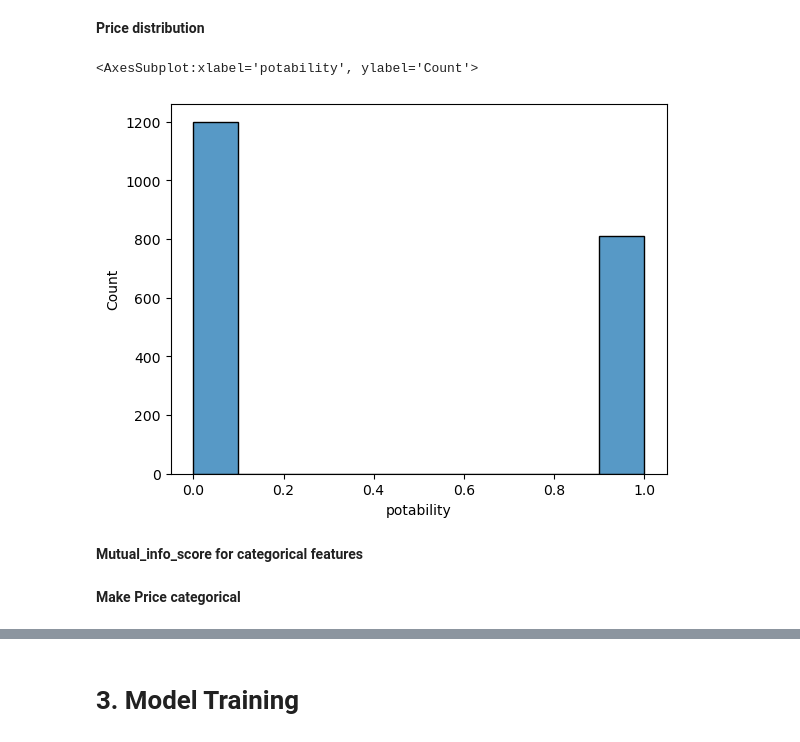
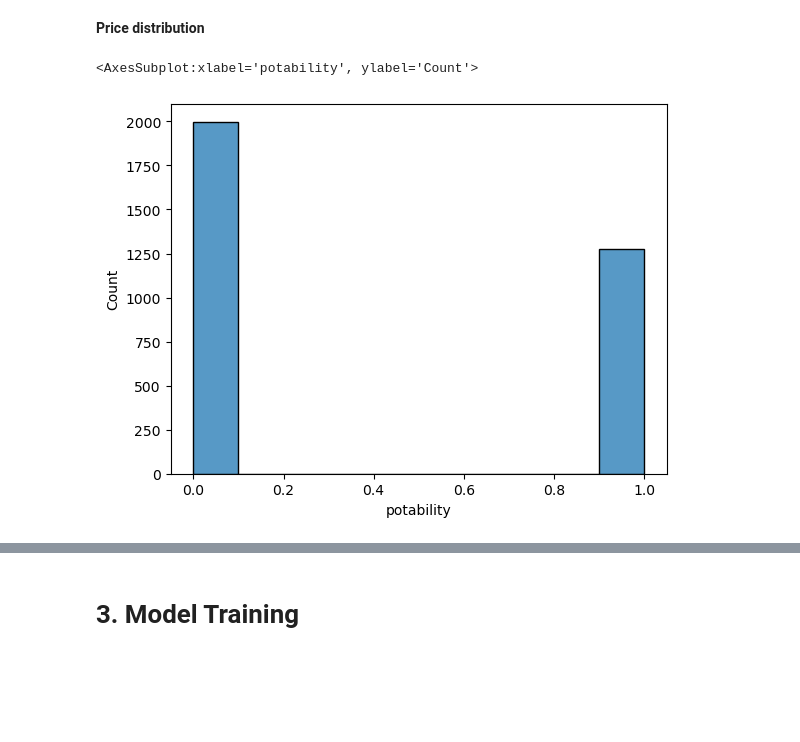
Before and after one commit to DvirFl/ML-ZoomCamp, a Jupyter notebook: MidtermProject/notebook.ipynb, the cells around one changed output, grey strips where cells are left out. Cells and saved outputs as stored; diff of their text form; code cells hidden in the pictures; blank space fills up the shorter version.

```diff
--- a/MidtermProject/notebook.ipynb
+++ b/MidtermProject/notebook.ipynb
@@ -72,3 +73,0 @@ We'll delete the rows instead of manipulating them since it's not a significant
-# %%
-df.dropna(axis=0,inplace=True)
-df.isnull().sum()
@@ -86,0 +138,5 @@ dtype: int64
+# %%
+from sklearn.impute import KNNImputer
+imputer = KNNImputer(n_neighbors = 3)
+df_fixed = pd.DataFrame(imputer.fit_transform(df), columns=df.columns)
+df_fixed.isnull().sum()
@@ -143,11 +210,7 @@ No strong correlation between 2 variables.
 # %% [markdown]
 <b>Price distribution</b>
 # %%
-sns.histplot(df.potability, bins=10)
+sns.histplot(df_fixed.potability, bins=10)
 # %% [output]
 <AxesSubplot:xlabel='potability', ylabel='Count'>
-[figure, old version]
+[figure, new version]
-# %% [markdown]
-<b>Mutual_info_score for categorical features</b>
-# %% [markdown]
-<b>Make Price categorical</b>
```
Also changed, not shown: parts of 57 cells of this notebook, 4 other files.
